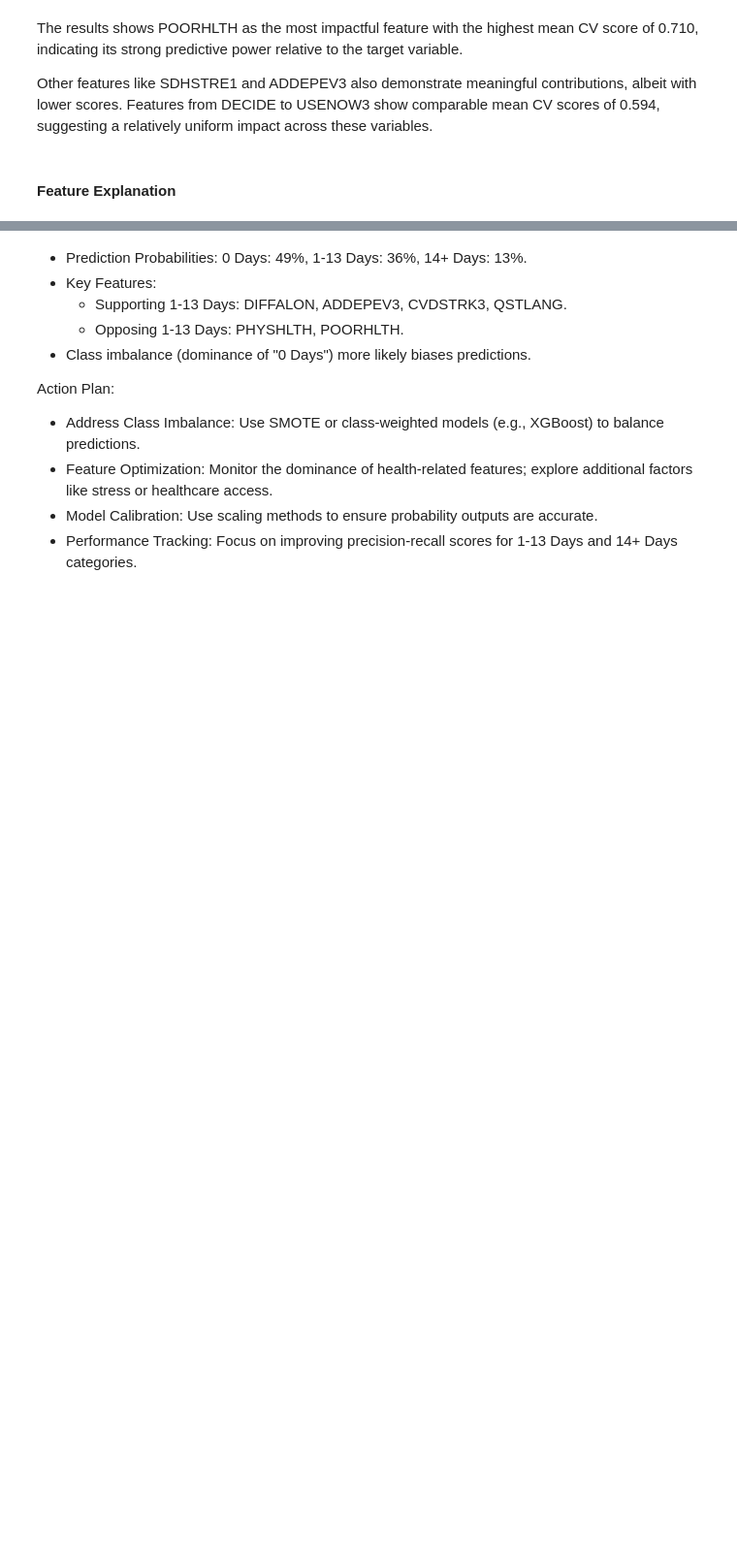
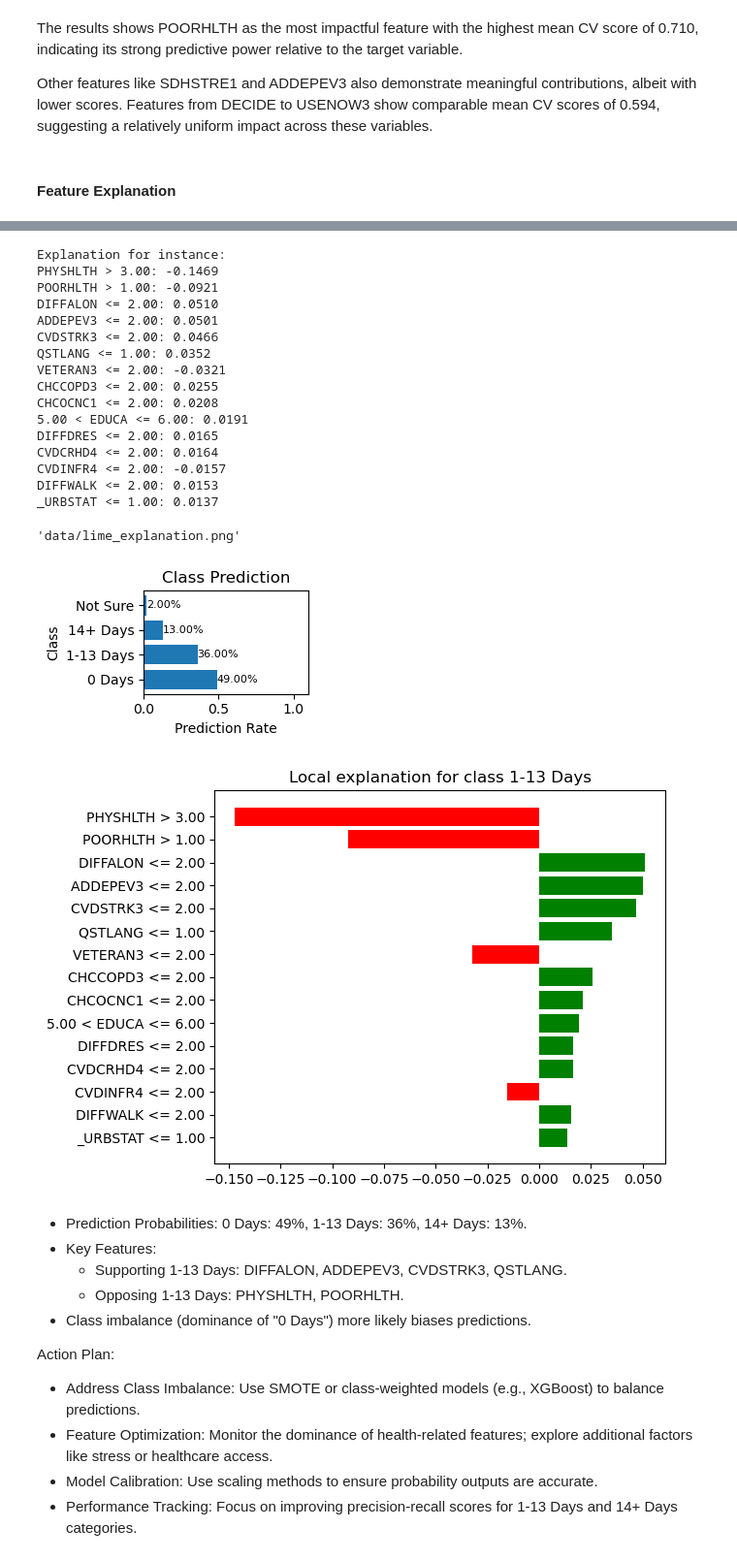
Before and after one commit to judesantos/Springboard_DS_ML, a Jupyter notebook: SpringBoard-DSC_Capstone_Project_3/DataModeling/EDA.ipynb, the cells around one changed output, grey strips where cells are left out. Shown at 97% size. Cells and saved outputs as stored; diff of their text form; code cells hidden in the pictures; blank space fills up the shorter version.

Commit message:
Capstone3 - EDA feature explanation images missing when uploaded to git

```diff
--- a/SpringBoard-DSC_Capstone_Project_3/DataModeling/EDA.ipynb
+++ b/SpringBoard-DSC_Capstone_Project_3/DataModeling/EDA.ipynb
@@ -780,3 +752,59 @@ _URBSTAT <= 1.00: 0.0137
+# %%
+from IPython.display import Image, display
+
+class_names = explanation.class_names  # List of class names
+class_probabilities = explanation.predict_proba  # Predicted probabilities for each class
+
+# Show explanation in console
+print('Explanation for instance:')
+for feature, importance in explanation.as_list():
+    print(f"{feature}: {importance:.4f}")
+
+# Visualize explanation
+
+# Plot prediction percentages for each class
+class_names = explanation.class_names  # List of class names
+class_probabilities = explanation.predict_proba  # Predicted probabilities for each class
+
+# Plot the class probabilities as a horizontal bar chart
+plt.figure(figsize=(3, 2))
+bars = plt.barh(class_names, class_probabilities)
+# Add percentages to the right of the bars
+for bar, prob in zip(bars, class_probabilities):
+    plt.text(bar.get_width(), bar.get_y() + bar.get_height() / 2, f'{prob*100:.2f}%',
+             ha='left', va='center', fontsize=8)
+plt.title('Class Prediction', fontsize=12)
+plt.xlabel('Prediction Rate', fontsize=10)
+plt.ylabel('Class', fontsize=10)
+plt.xlim(0, 1.1)
+plt.tight_layout()
+
+# Plot feature explanation
+plt.rcParams['figure.figsize'] = [6, 5]
+fig = explanation.as_pyplot_figure()
+fig.savefig("data/lime_explanation.png")
+
+display("data/lime_explanation.png")
+# %% [output]
+Explanation for instance:
+PHYSHLTH > 3.00: -0.1469
+POORHLTH > 1.00: -0.0921
+DIFFALON <= 2.00: 0.0510
+ADDEPEV3 <= 2.00: 0.0501
+CVDSTRK3 <= 2.00: 0.0466
+QSTLANG <= 1.00: 0.0352
+VETERAN3 <= 2.00: -0.0321
+CHCCOPD3 <= 2.00: 0.0255
+CHCOCNC1 <= 2.00: 0.0208
+5.00 < EDUCA <= 6.00: 0.0191
+DIFFDRES <= 2.00: 0.0165
+CVDCRHD4 <= 2.00: 0.0164
+CVDINFR4 <= 2.00: -0.0157
+DIFFWALK <= 2.00: 0.0153
+_URBSTAT <= 1.00: 0.0137
+'data/lime_explanation.png'
+[figure, added]
+[figure, added]
 # %% [markdown]
 - Prediction Probabilities: 0 Days: 49%, 1-13 Days: 36%, 14+ Days: 13%.
 - Key Features:
```
Also changed, not shown: parts of 1 cell of this notebook.
